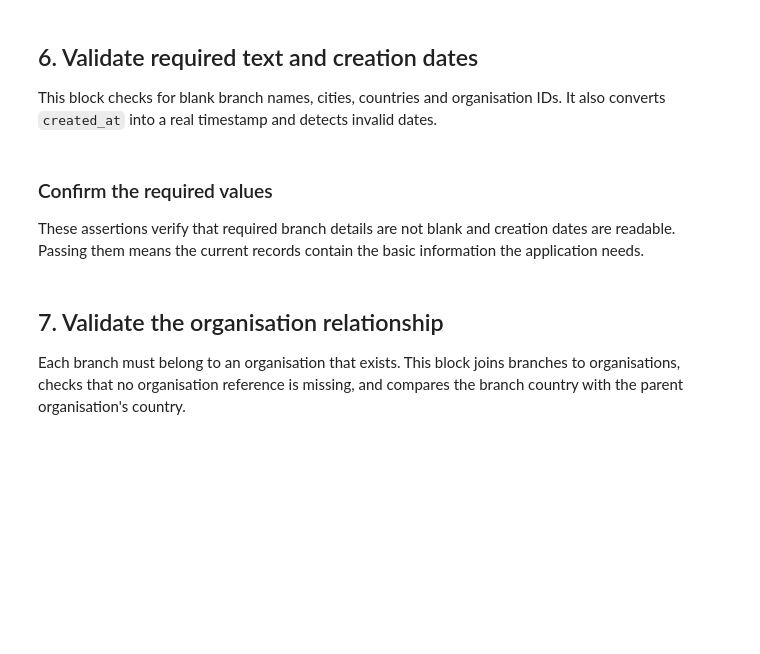
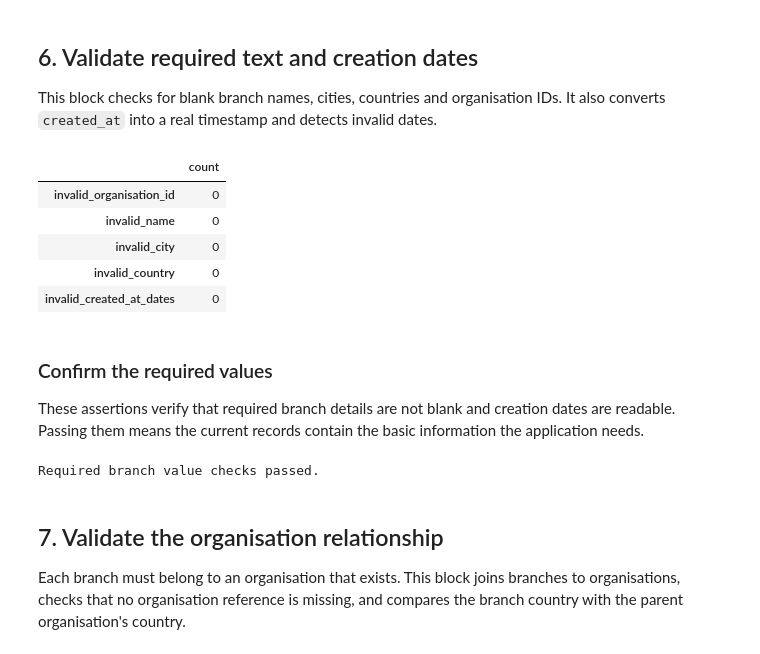
Before and after one commit to vimotechnologies/pulse80, a Jupyter notebook: data-analytics/notebooks/eda/branches/branches_EDA.ipynb, the cells around one changed output. Saved outputs shown, nothing was run; the diff lists cells and outputs as text; code cells hidden in the pictures; blank space fills up the shorter version.

```diff
--- a/data-analytics/notebooks/eda/branches/branches_EDA.ipynb
+++ b/data-analytics/notebooks/eda/branches/branches_EDA.ipynb
@@ -108,24 +179,33 @@ This block checks for blank branch names, cities, countries and organisation IDs
 # %%
 required_text_columns = ["organisation_id", "name", "city", "country"]
 
-blank_text_counts = (
-    branches[required_text_columns]
-    .astype("string")
-    .apply(lambda column: column.str.strip().eq("").sum())
-)
+required_text_checks = pd.Series({
+    column: (
+        branches[column].isna()
+        | branches[column].astype("string").str.strip().eq("").fillna(False)
+    ).sum()
+    for column in required_text_columns
+})
 
 branches["created_at"] = pd.to_datetime(
     branches["created_at"],
     utc=True,
     errors="coerce",
 )
 
 value_checks = pd.concat([
-    blank_text_counts.rename(lambda name: f"blank_{name}"),
+    required_text_checks.rename(lambda name: f"invalid_{name}"),
     pd.Series({"invalid_created_at_dates": branches["created_at"].isna().sum()}),
 ])
 
 value_checks.to_frame("count")
+# %% [output]
+|  | count |
+| invalid_organisation_id | 0 |
+| invalid_name | 0 |
+| invalid_city | 0 |
+| invalid_country | 0 |
+| invalid_created_at_dates | 0 |
 # %% [markdown]
 ### Confirm the required values
 
@@ -133,6 +213,8 @@ These assertions verify that required branch details are not blank and creation
 # %%
 assert value_checks.eq(0).all()
 print("Required branch value checks passed.")
+# %% [output]
+Required branch value checks passed.
 # %% [markdown]
 ## 7. Validate the organisation relationship
 
```
Also changed, not shown: parts of 16 cells of this notebook.
